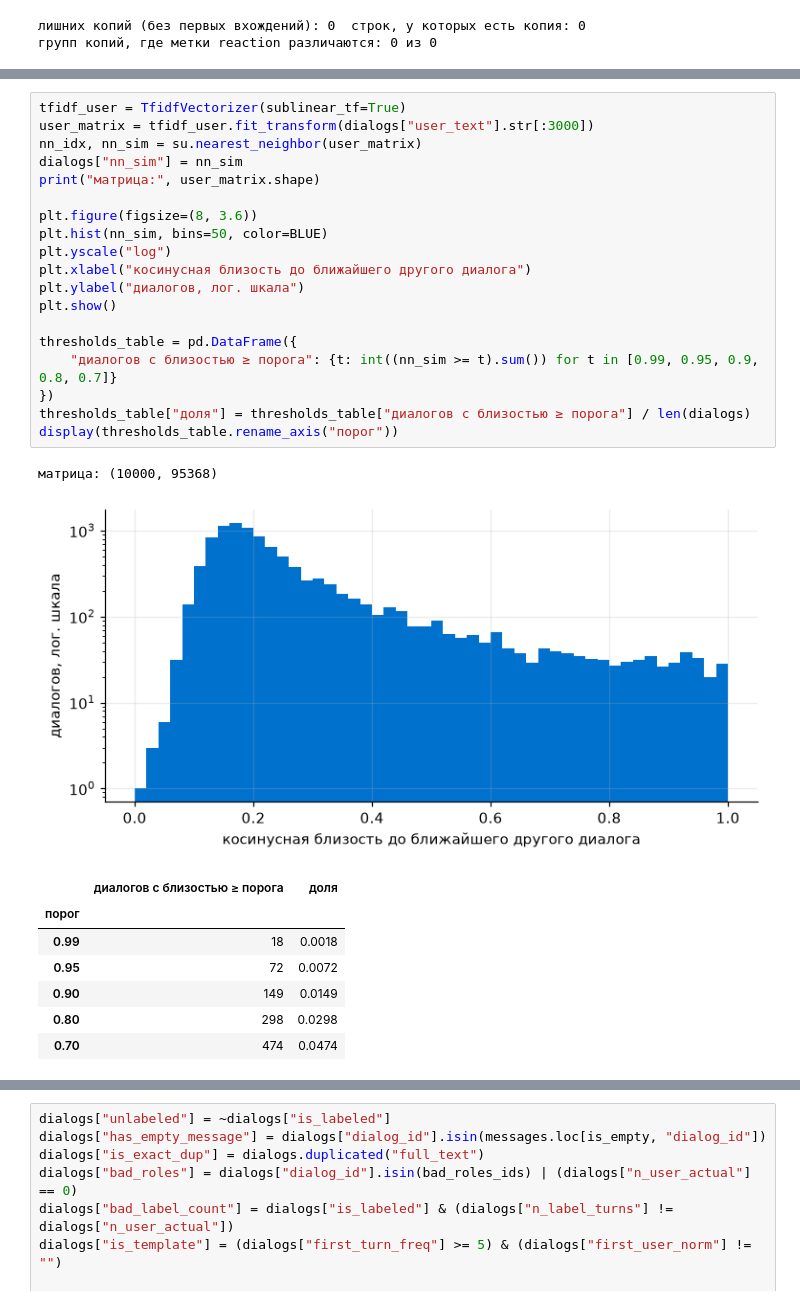
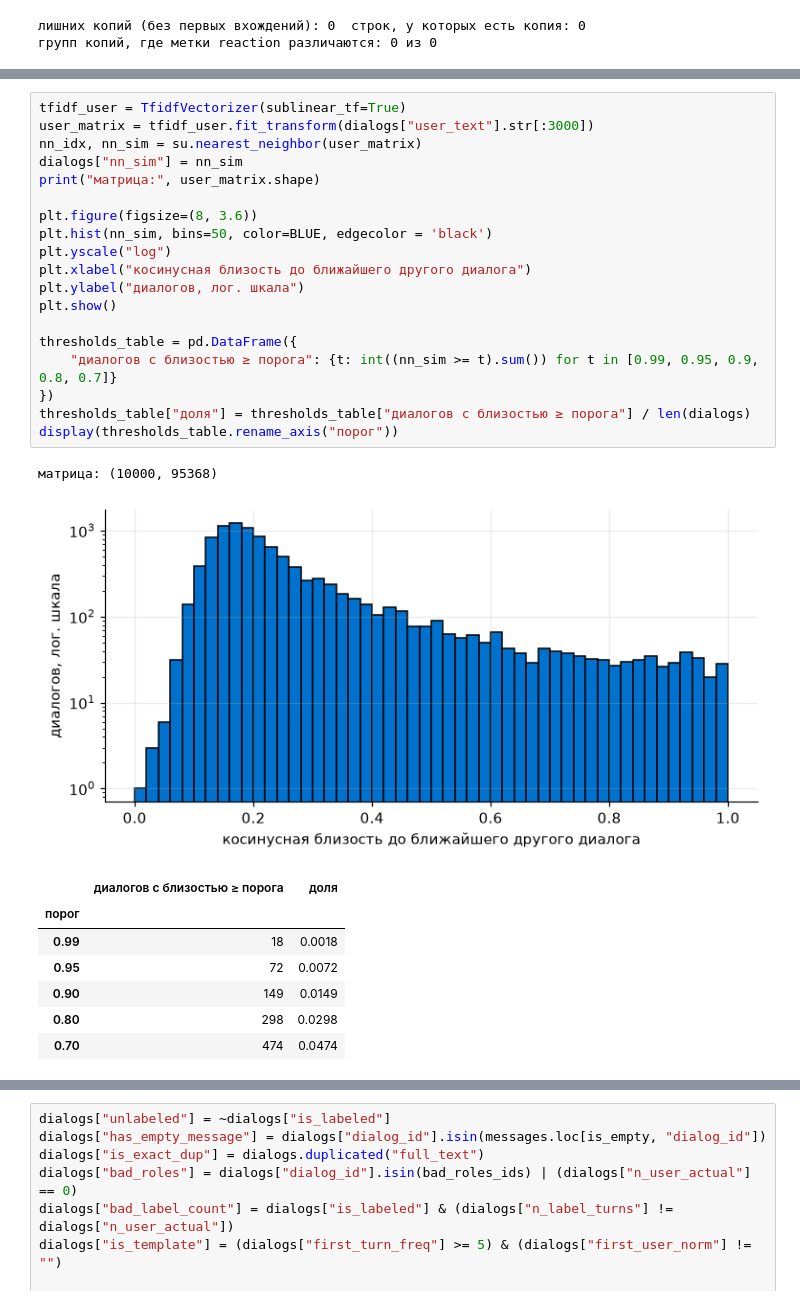
Before and after one commit to Pavel-bur-dot/MIPT_ML_homework, a Jupyter notebook: solution_hw1_BKZ/solution.ipynb, the cells around one changed output, grey strips where cells are left out. Drawn from its saved outputs; the diff is of its cells as text.

```diff
--- a/solution_hw1_BKZ/solution.ipynb
+++ b/solution_hw1_BKZ/solution.ipynb
@@ -631,25 +640,25 @@ print("диалогов в таких группах:", int(dialogs["first_user_
 # %%
 tfidf_user = TfidfVectorizer(sublinear_tf=True)
 user_matrix = tfidf_user.fit_transform(dialogs["user_text"].str[:3000])
 nn_idx, nn_sim = su.nearest_neighbor(user_matrix)
 dialogs["nn_sim"] = nn_sim
 print("матрица:", user_matrix.shape)
 
 plt.figure(figsize=(8, 3.6))
-plt.hist(nn_sim, bins=50, color=BLUE)
+plt.hist(nn_sim, bins=50, color=BLUE, edgecolor = 'black')
 plt.yscale("log")
 plt.xlabel("косинусная близость до ближайшего другого диалога")
 plt.ylabel("диалогов, лог. шкала")
 plt.show()
 
 thresholds_table = pd.DataFrame({
     "диалогов с близостью ≥ порога": {t: int((nn_sim >= t).sum()) for t in [0.99, 0.95, 0.9, 0.8, 0.7]}
 })
 thresholds_table["доля"] = thresholds_table["диалогов с близостью ≥ порога"] / len(dialogs)
 display(thresholds_table.rename_axis("порог"))
 # %% [output]
 матрица: (10000, 95368)
-[figure, old version]
+[figure, new version]
 |  | диалогов с близостью ≥ порога | доля |
 | порог |  |  |
 | 0.99 | 18 | 0.0018 |
```
Also changed, not shown: parts of 43 cells of this notebook, 2 other files.
